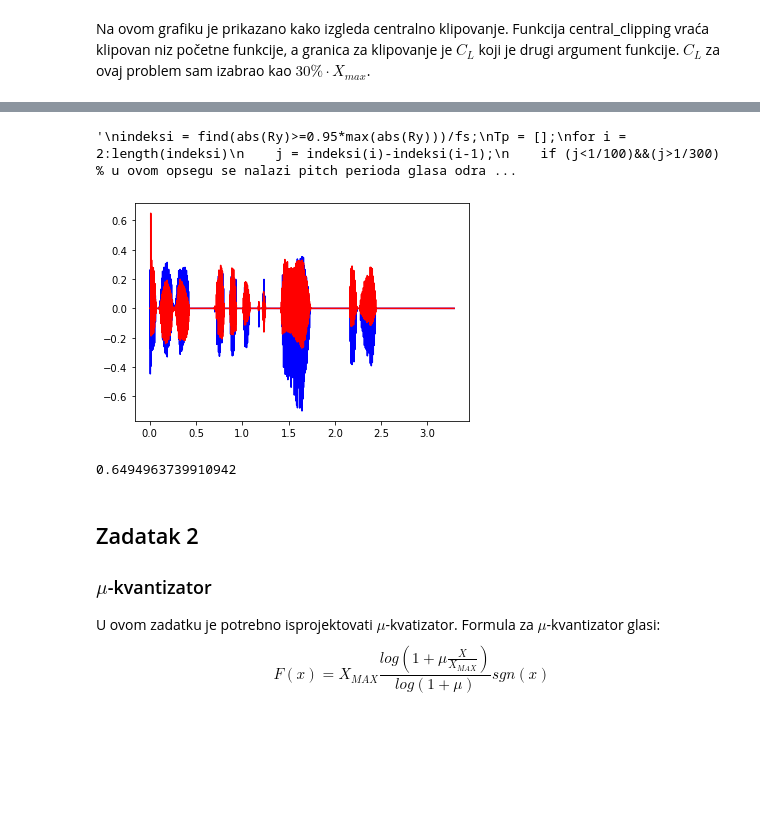
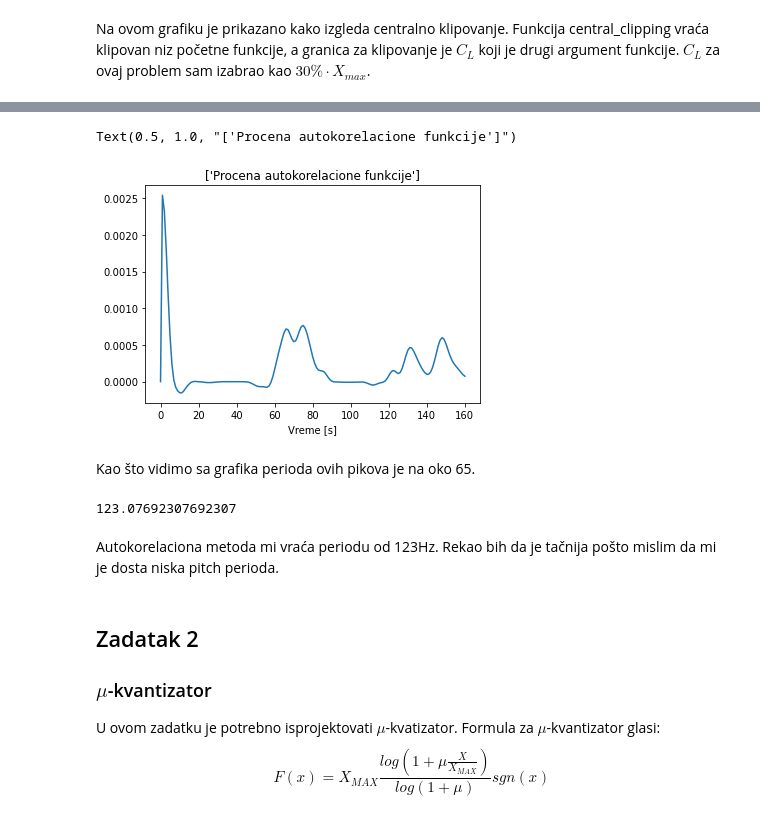
Before and after one commit to mmacura9/opg_dom, a Jupyter notebook: domaci/domaci_opg_2018_0261.ipynb, the cells around one changed output, grey strips where cells are left out. Drawn from its saved outputs; the diff is of its cells as text; code cells hidden in the pictures; blank space fills up the shorter version.

```diff
--- a/domaci/domaci_opg_2018_0261.ipynb
+++ b/domaci/domaci_opg_2018_0261.ipynb
@@ -270,7 +285,9 @@ max_peaks, _ = find_peaks(data)
 min_peaks, _ = find_peaks(-data)
 
 m1 = np.zeros(data.size)
-m1[max_peaks[max_peaks>0]] = data[max_peaks[max_peaks>0]]
+for i in range(max_peaks.size):
+    if data[max_peaks[i]] > 0:
+        m1[max_peaks[i]] = data[max_peaks[i]]
 
 m2 = np.zeros(data.size)
 
@@ -278,7 +295,9 @@ m3 = np.zeros(data.size)
 m3[max_peaks[0]] = data[max_peaks[0]]
 
 m4 = np.zeros(data.size)
-m4[min_peaks[min_peaks<0]] = -data[min_peaks[min_peaks<0]]
+for i in range(min_peaks.size):
+    if data[min_peaks[i]] < 0:
+        m4[min_peaks[i]] = -data[min_peaks[i]]
 
 m5 = np.zeros(data.size)
 m5[min_peaks[0]] = data[min_peaks[0]]
@@ -452,40 +467,42 @@ print(Cl)
+# %%
+def autokor(x: np.array) -> np.array:
+    p = x.size
+    rxx = np.zeros(x.size)
+    for k in range(x.size-1):
+        y = np.zeros(x.size)
+        y[:x.size-k] = x[k:]
+        rxx[k+1] = np.sum(x * y)
+        rxx[k+1] = rxx[k+1]/(x.size-k)
+    return rxx
 # %%
 wl = int(samplerate*20e-3 + 1)
-win = np.hamming(wl);
-Ry = np.zeros(out.size)
-rng0 = np.arange((wl+1)//2-(wl-1)//2, (wl+1)//2+wl//2)
-for i in range(wl//2, out.size-wl//2):
-    rng = np.arange(i-(wl-1)//2, i+wl//2)
-    if rng.size > rng0.size:
-        rng = rng[:rng0.size]
-    else:
-        rng0 = rng0[:rng.size]
-    if win.size > rng.size:
-        win = win[:rng.size]
-    else:
-        rng = rng[:win.size]
-    Ry[i] = np.sum(out[rng]*out[rng0]*win**2)
+Ry = np.zeros(wl)
+cnt = 0
+for i in range((wl+1)//2, out.size - wl//2):
+    rng = np.arange(wl) + (i-(wl-1)//2)
+    Ry = Ry + autokor(out[rng])
+    cnt = cnt+1
+
+Ry = Ry/cnt
+
+t1 = np.arange(Ry.size)
+
 plt.figure()
-plt.plot(t, out, 'b')
-plt.plot(t, Ry,'r')
-"""
-indeksi = find(abs(Ry)>=0.95*max(abs(Ry)))/fs;
-Tp = [];
-for i = 2:length(indeksi)
-    j = indeksi(i)-indeksi(i-1);
-    if (j<1/100)&&(j>1/300) % u ovom opsegu se nalazi pitch perioda glasa odraslog coveka
-        Tp = [Tp j];
-    end
-end
-Fp = 1/median(Tp);
-"""
+plt.plot(t1, Ry)
+plt.xlabel('Vreme [s]')
+plt.title(['Procena autokorelacione funkcije'])
 # %% [output]
-'\nindeksi = find(abs(Ry)>=0.95*max(abs(Ry)))/fs;\nTp = [];\nfor i = 2:length(indeksi)\n    j = indeksi(i)-indeksi(i-1);\n    if (j<1/100)&&(j>1/300) % u ovom opsegu se nalazi pitch perioda glasa odra ...
+Text(0.5, 1.0, "['Procena autokorelacione funkcije']")
-[figure, old version]
+[figure, new version]
-# %%
-np.max(Ry)
-# %% [output]
-0.6494963739910942
+# %% [markdown]
+Kao što vidimo sa grafika perioda ovih pikova je na oko 65.
+# %%
+Fp = 1/(65/samplerate)
+print(Fp)
+# %% [output]
+123.07692307692307
+# %% [markdown]
+Autokorelaciona metoda mi vraća periodu od 123Hz. Rekao bih da je tačnija pošto mislim da mi je dosta niska pitch perioda.
 # %% [markdown]
 ## Zadatak 2
 
```
Also changed, not shown: parts of 23 cells of this notebook, 1 other file.
